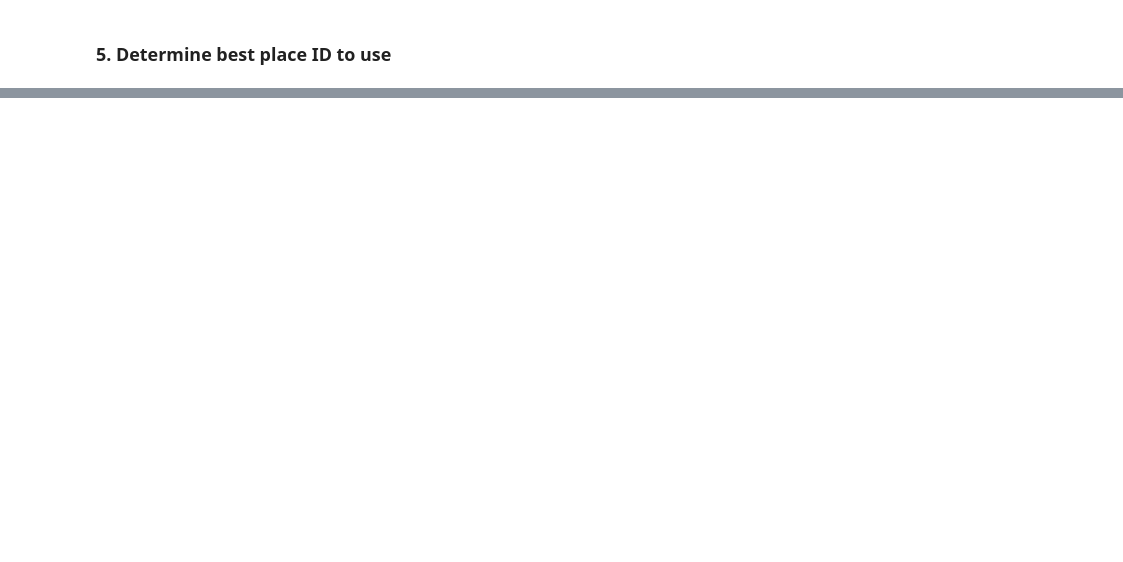
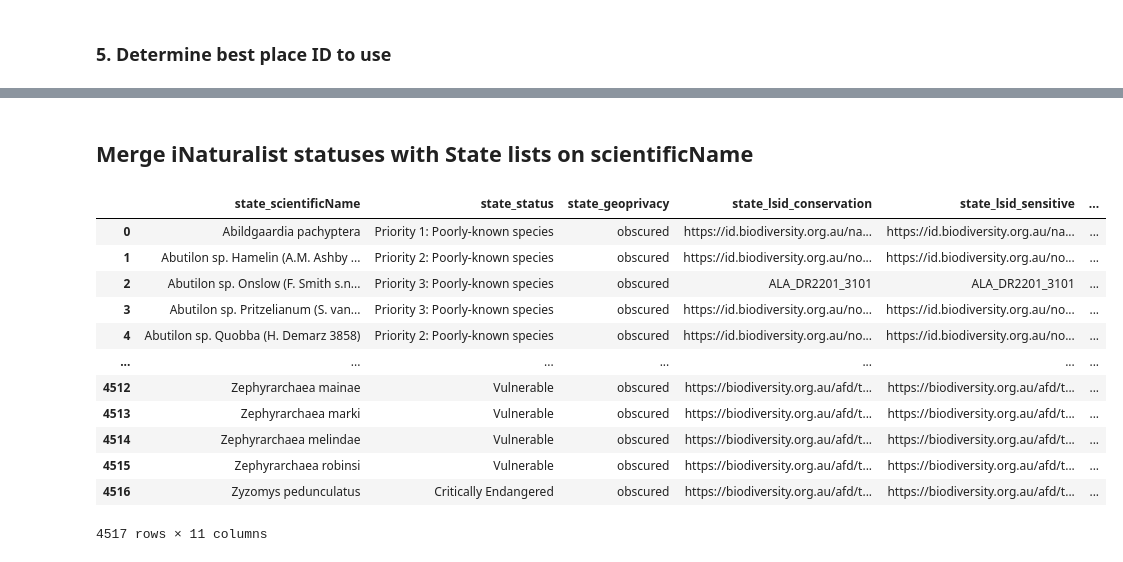
Before and after one commit to AtlasOfLivingAustralia/inaturalist-statuses, a Jupyter notebook: notebooks/wa.ipynb, the cells around one changed output, grey strips where cells are left out. Cells and saved outputs as stored; diff of their text form; code cells hidden in the pictures; blank space fills up the shorter version.

```diff
--- a/notebooks/wa.ipynb
+++ b/notebooks/wa.ipynb
@@ -42,4 +19,16 @@ taxastatus.head(3)
 # %%
+import pandas as pd
+import sys
+import os
+projectdir = os.path.dirname(os.getcwd()) + "/" # parent dir of cwd
+sourcedir = projectdir + "data/in/"
+sys.path.append(os.path.abspath(projectdir + "notebooks/includes/"))
+import list_functions  as lf
+
+# read in the statuses file
+taxastatus = pd.read_csv(sourcedir + "inat-aust-status-taxa.csv", encoding='UTF-8',na_filter=False,dtype=str)
+
+# filter out ACT entries
 def filter_state_statuses(stateregex: str, urlregex: str):
     authoritydf = taxastatus['authority'].drop_duplicates().sort_values()
     authoritydf = authoritydf[pd.Series(authoritydf).str.contains(stateregex)]
@@ -57,8 +46,7 @@ def filter_state_statuses(stateregex: str, urlregex: str):
                              lambda row: row[taxastatus['authority'].isin(authoritydf)])]).drop_duplicates()
     return statedf.sort_values(['taxon_id', 'user_id'])
 
-
 inatstatuses = filter_state_statuses(" WA |WEST AUST|West Aust|WESTERN AUSTRALIA|Western Australia", ".wa.gov.au")
-inatstatuses.rename(columns={'id':'status_id','id_y':'taxon_id_y'},inplace=True)
-inatstatuses
+inatstatuses = inatstatuses.add_prefix("inat_")
+inatstatuses.groupby(['inat_status']).size()
 # %% [output]
@@ -202,0 +82,18 @@ dupinformation
+# %%
+# Read sensitive list data
+sensitivelist = pd.read_csv(sourcedir + "state-lists/wa-ala-sensitive.csv", dtype=str)
+sensitivelist['geoprivacy'] = 'obscured'
+sensitivelist['status'] = 'Sensitive'
+sensitivelist['authority'] = "WA Deparment of Biodiversity, Conservation and Attractions"
+conservationlist = pd.read_csv(sourcedir + "state-lists/wa-ala-conservation.csv", dtype=str)
+conservationlist['geoprivacy'] = 'open'
+conservationlist['authority'] = "WA Deparment of Biodiversity, Conservation and Attractions"
+statelist = conservationlist[['id','name','lsid','status','geoprivacy','authority']].merge(sensitivelist[['id','name','lsid','geoprivacy','status','authority']], how="outer",on='name',suffixes=('_conservation', '_sensitive'))
+statelist['status'] = statelist['status_conservation'].fillna(statelist['status_sensitive'])
+statelist['authority'] = statelist['authority_conservation'].fillna(statelist['authority_sensitive'])
+statelist['geoprivacy'] = statelist['geoprivacy_sensitive'].fillna(statelist['geoprivacy_conservation'])
+statelist = statelist.rename(columns = {'name':'scientificName'})
+statelist = statelist.add_prefix("state_")
+print("Conservation list entries:" + str(len(conservationlist)))
+print("Sensitive list entries:" + str(len(sensitivelist)))
+statelist
@@ -523,0 +188,26 @@ statsdf
+# %% [markdown]
+## Merge iNaturalist statuses with State lists on scientificName
+# %%
+# set placeid
+place_id = 6827
+# get the inaturalist taxonomy matches for additions
+inattaxa = pd.read_csv(sourcedir + "inaturalist-australia-9/inaturalist-australia-9-taxa.csv",dtype=str,usecols=['id','name','rank','observations_count','is_active'])
+inattaxa = inattaxa[(inattaxa['is_active'] == 't') & (inattaxa['rank'] == 'species')]
+inattaxa = inattaxa.rename(columns = {'id':'taxon_id','name':'taxon_name'})
+inattaxa = inattaxa.add_prefix("inat_")
+statelist = statelist[['state_scientificName','state_status','state_geoprivacy', 'state_lsid_conservation','state_lsid_sensitive','state_authority']].merge(inattaxa,how="left",left_on='state_scientificName',right_on='inat_taxon_name',suffixes=(None,'_inat'))
+statelist
+# %% [output]
+|  | state_scientificName | state_status | state_geoprivacy | state_lsid_conservation | state_lsid_sensitive | ... |
+| 0 | Abildgaardia pachyptera | Priority 1: Poorly-known species | obscured | https://id.biodiversity.org.au/na... | https://id.biodiversity.org.au/na... | ... |
+| 1 | Abutilon sp. Hamelin (A.M. Ashby ... | Priority 2: Poorly-known species | obscured | https://id.biodiversity.org.au/no... | https://id.biodiversity.org.au/no... | ... |
+| 2 | Abutilon sp. Onslow (F. Smith s.n... | Priority 3: Poorly-known species | obscured | ALA_DR2201_3101 | ALA_DR2201_3101 | ... |
+| 3 | Abutilon sp. Pritzelianum (S. van... | Priority 3: Poorly-known species | obscured | https://id.biodiversity.org.au/no... | https://id.biodiversity.org.au/no... | ... |
+| 4 | Abutilon sp. Quobba (H. Demarz 3858) | Priority 2: Poorly-known species | obscured | https://id.biodiversity.org.au/no... | https://id.biodiversity.org.au/no... | ... |
+| ... | ... | ... | ... | ... | ... | ... |
+| 4512 | Zephyrarchaea mainae | Vulnerable | obscured | https://biodiversity.org.au/afd/t... | https://biodiversity.org.au/afd/t... | ... |
+| 4513 | Zephyrarchaea marki | Vulnerable | obscured | https://biodiversity.org.au/afd/t... | https://biodiversity.org.au/afd/t... | ... |
+| 4514 | Zephyrarchaea melindae | Vulnerable | obscured | https://biodiversity.org.au/afd/t... | https://biodiversity.org.au/afd/t... | ... |
+| 4515 | Zephyrarchaea robinsi | Vulnerable | obscured | https://biodiversity.org.au/afd/t... | https://biodiversity.org.au/afd/t... | ... |
+| 4516 | Zyzomys pedunculatus | Critically Endangered | obscured | https://biodiversity.org.au/afd/t... | https://biodiversity.org.au/afd/t... | ... |
+4517 rows × 11 columns
```
Also changed, not shown: parts of 50 cells of this notebook.
